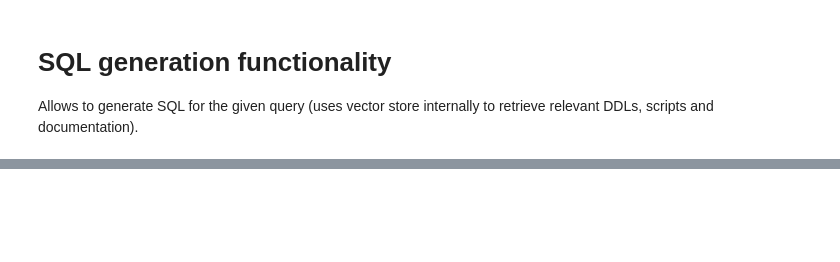
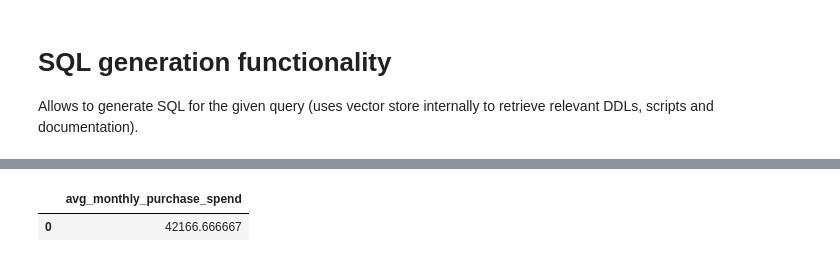
Before and after one commit to dvorobej/vanna-sql, a Jupyter notebook: notebooks/inference/2_search_and_generation.ipynb, the cells around one changed output, grey strips where cells are left out. Cells and saved outputs as stored; diff of their text form; code cells hidden in the pictures; blank space fills up the shorter version.

```diff
--- a/notebooks/inference/2_search_and_generation.ipynb
+++ b/notebooks/inference/2_search_and_generation.ipynb
@@ -60,0 +88,5 @@ vanna_client.execute_sql(sql_script) # execute generated SQL in the connected da
+# %%
+vanna_client.run_sql(sql_script) # execute generated SQL in the connected database
+# %% [output]
+|  | avg_monthly_purchase_spend |
+| 0 | 42166.666667 |
```
Also changed, not shown: parts of 3 cells of this notebook, 3 other files.
